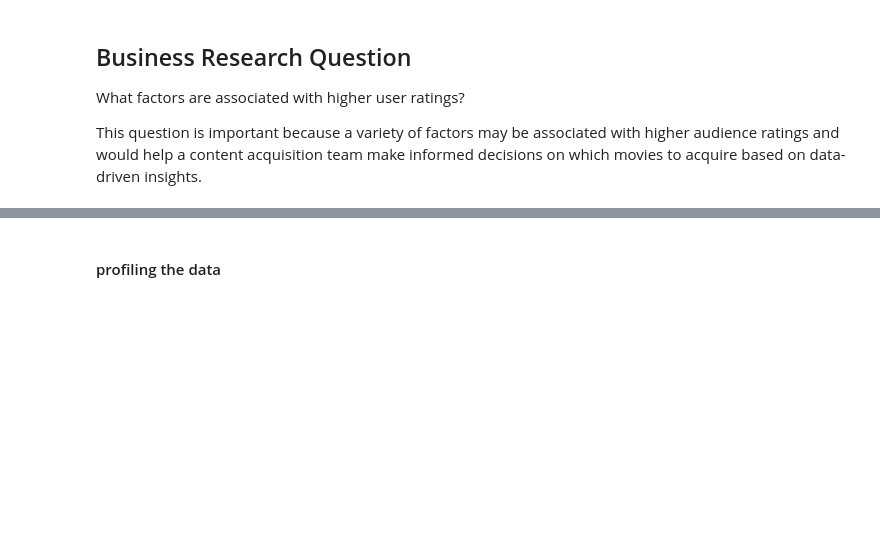
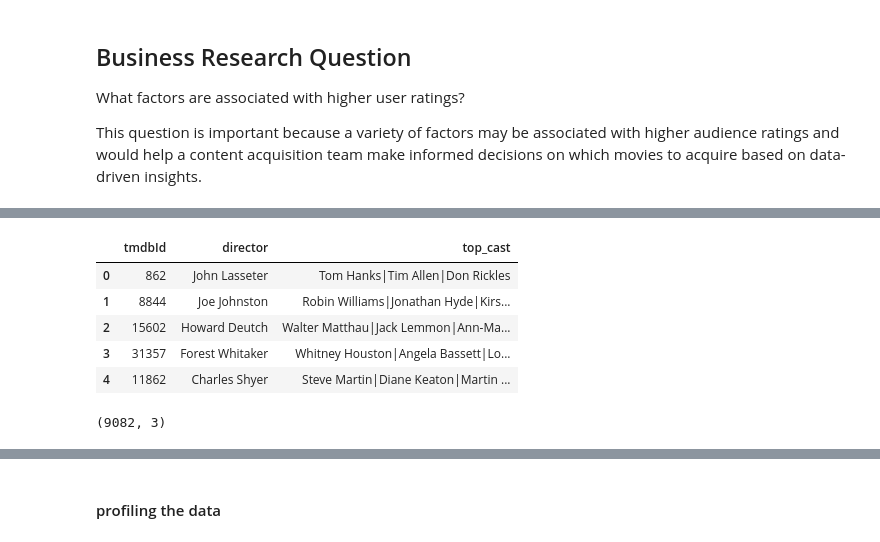
Before and after one commit to camillerose-p/ban6003-camille-pagaduan-movies-project, a Jupyter notebook: notebooks/movies_project_starter.ipynb, the cells around one changed output, grey strips where cells are left out. Saved outputs shown, nothing was run; the diff lists cells and outputs as text; code cells hidden in the pictures; blank space fills up the shorter version.

```diff
--- a/notebooks/movies_project_starter.ipynb
+++ b/notebooks/movies_project_starter.ipynb
@@ -187,0 +212,12 @@ This question is important because a variety of factors may be associated with h
+# %%
+# Credits Table
+display(credits.head())
+display(credits.shape)
+# %% [output]
+|  | tmdbId | director | top_cast |
+| 0 | 862 | John Lasseter | Tom Hanks|Tim Allen|Don Rickles |
+| 1 | 8844 | Joe Johnston | Robin Williams|Jonathan Hyde|Kirs... |
+| 2 | 15602 | Howard Deutch | Walter Matthau|Jack Lemmon|Ann-Ma... |
+| 3 | 31357 | Forest Whitaker | Whitney Houston|Angela Bassett|Lo... |
+| 4 | 11862 | Charles Shyer | Steve Martin|Diane Keaton|Martin ... |
+(9082, 3)
```
Also changed, not shown: parts of 6 cells of this notebook.
